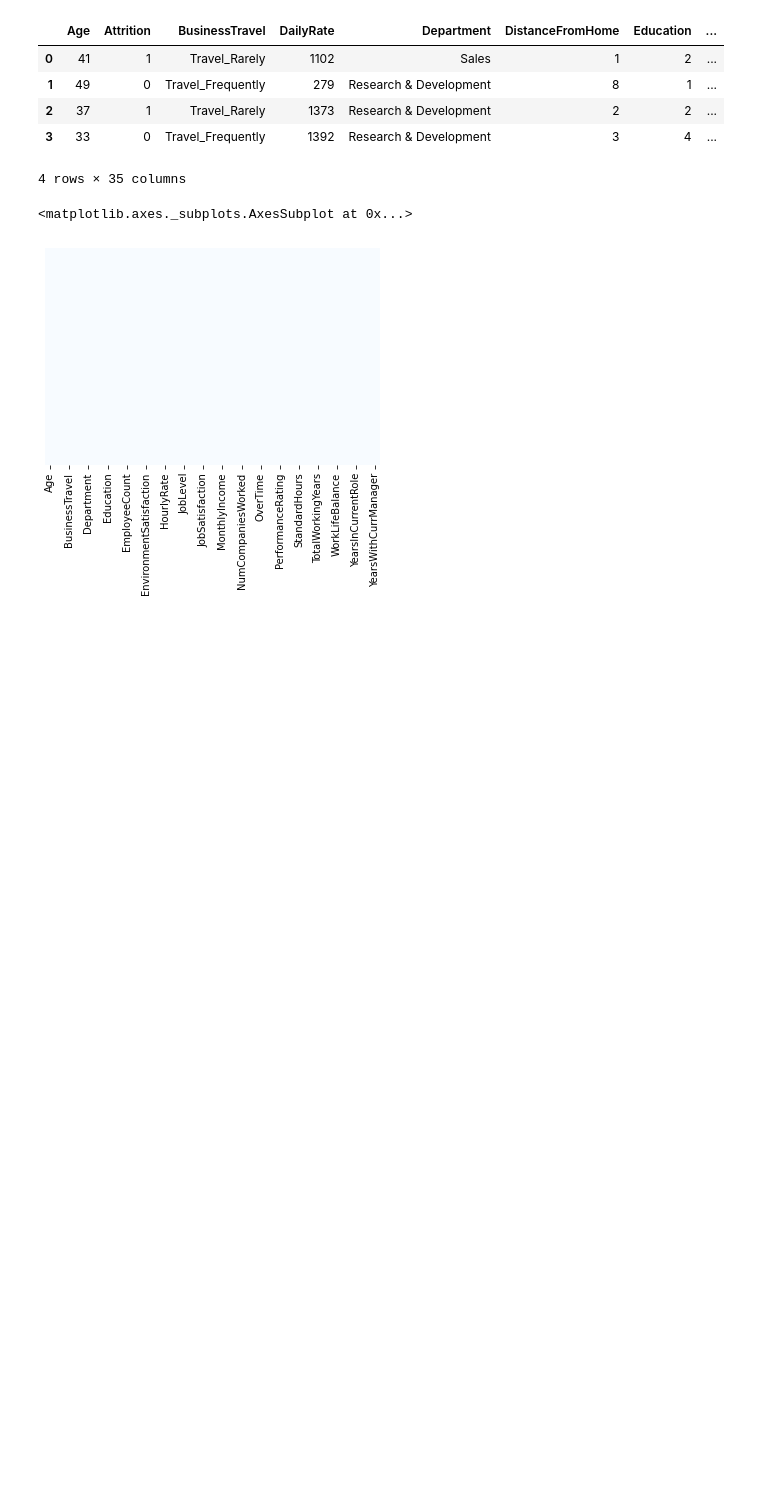
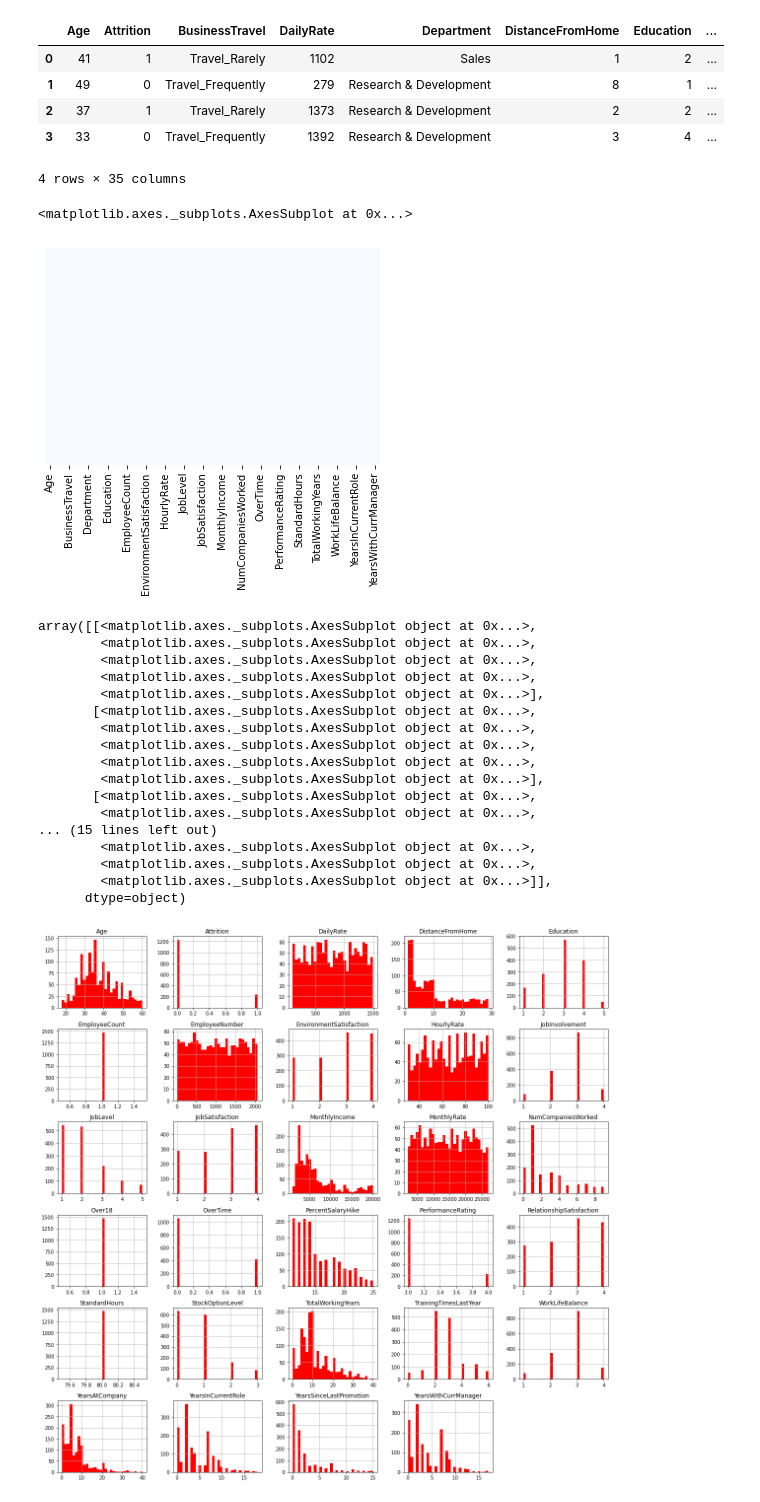
Before and after one commit to chandragargp/Human-Resources-Department-Solution, a Jupyter notebook: Human_Resources_Department_Solution.ipynb, the cells around one changed output. Cells and saved outputs as stored; diff of their text form; code cells hidden in the pictures; blank space fills up the shorter version.

```diff
--- a/Human_Resources_Department_Solution.ipynb
+++ b/Human_Resources_Department_Solution.ipynb
@@ -133,3 +133,26 @@ sns.heatmap(employee_df.isnull(), yticklabels = False, cbar = False, cmap="Blues
 # %% [output]
 <matplotlib.axes._subplots.AxesSubplot at 0x...>
 [figure]
+# %%
+employee_df.hist(bins = 30, figsize = (20,20), color = 'r')
+# Several features such as 'MonthlyIncome' and 'TotalWorkingYears' are tail heavy
+# It makes sense to drop 'EmployeeCount' and 'Standardhours' since they do not change from one employee to the other
+# %% [output]
+array([[<matplotlib.axes._subplots.AxesSubplot object at 0x...>,
+        <matplotlib.axes._subplots.AxesSubplot object at 0x...>,
+        <matplotlib.axes._subplots.AxesSubplot object at 0x...>,
+        <matplotlib.axes._subplots.AxesSubplot object at 0x...>,
+        <matplotlib.axes._subplots.AxesSubplot object at 0x...>],
+       [<matplotlib.axes._subplots.AxesSubplot object at 0x...>,
+        <matplotlib.axes._subplots.AxesSubplot object at 0x...>,
+        <matplotlib.axes._subplots.AxesSubplot object at 0x...>,
+        <matplotlib.axes._subplots.AxesSubplot object at 0x...>,
+        <matplotlib.axes._subplots.AxesSubplot object at 0x...>],
+       [<matplotlib.axes._subplots.AxesSubplot object at 0x...>,
+        <matplotlib.axes._subplots.AxesSubplot object at 0x...>,
+... (15 lines left out)
+        <matplotlib.axes._subplots.AxesSubplot object at 0x...>,
+        <matplotlib.axes._subplots.AxesSubplot object at 0x...>,
+        <matplotlib.axes._subplots.AxesSubplot object at 0x...>]],
+      dtype=object)
+[figure, added]
```
